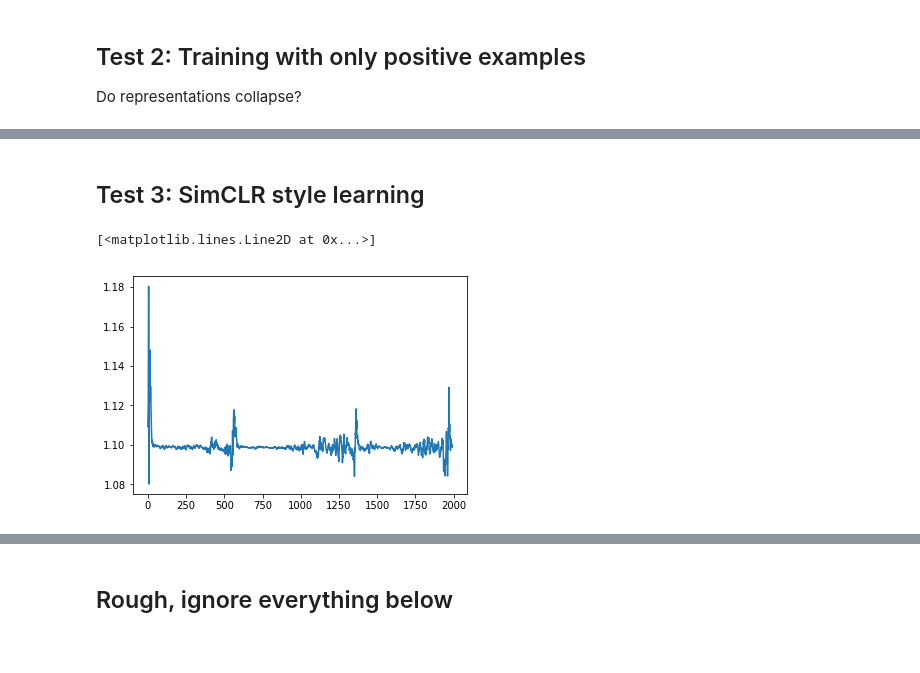
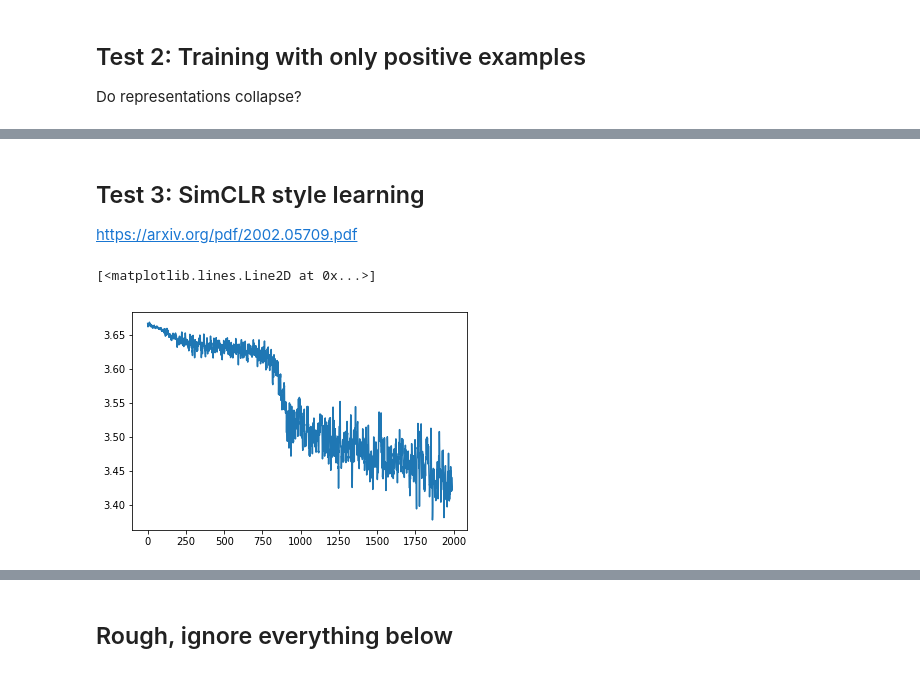
Before and after one commit to psurya1994/fun, a Jupyter notebook: simclr_byol_analysis/nn_simclr_byol_analysis.ipynb, the cells around one changed output, grey strips where cells are left out. Drawn from its saved outputs; the diff is of its cells as text; code cells hidden in the pictures.

Commit message:
latest simclr code.

```diff
--- a/simclr_byol_analysis/nn_simclr_byol_analysis.ipynb
+++ b/simclr_byol_analysis/nn_simclr_byol_analysis.ipynb
@@ -83,7 +89,8 @@ plt.scatter(data[-1][:,0], data[-1][:,1], c=y, marker='x', cmap=plt.cm.coolwarm,
 # %%
-dicts = {0: 'input', 1: 'l1_pre', 2:'l1', 3:'l2_pre', 4:'l2'}
-for i in tqdm(range(4,5)):
-    generate_video(sup_data[i], y,'supervised-representation-learning-'+dicts[i], res=100)
+# To generate video rendering for all layers
+# dicts = {0: 'input', 1: 'l1_pre', 2:'l1', 3:'l2_pre', 4:'l2'}
+# for i in tqdm(range(4,5)):
+#     generate_video(sup_data[i], y,'supervised-representation-learning-'+dicts[i], res=100)
 # %% [output]
 video progress: 87.50
 [figure]
@@ -127,7 +134,7 @@ model = NN()
 criterion = nn.MSELoss()
 optimizer = torch.optim.Adam(model.parameters(), lr=0.01)
 pca = PCA(n_components=2)
-epochs = 40
+epochs = 4
 # %%
 #List to store losses
 losses = []
@@ -166,72 +173,53 @@ Saved to representation-collapse.mp4 in 63.434101819992065 seconds
 # %% [markdown]
 ## Test 3: SimCLR style learning
+
+https://arxiv.org/pdf/2002.05709.pdf
 # %%
 # Setting up data
 dataset = DataUnsupervised(id='circles')
 X, y = dataset.full()
-bs = 2
+bs = 20
 dataloader = DataLoader(dataset, batch_size=bs,
                         shuffle=True, num_workers=0)
 
 # Setting up model training
-model = NN(hidden=(10,5,3))
+model = NN(hidden=(10,10,5))
 lays_ = 6
-# criterion = nn.MSELoss()
 criterion = nn.CosineSimilarity(dim=0, eps=1e-6)
-criterion = NT_Xent(bs,0.5,'cpu',1)
-optimizer = torch.optim.Adam(model.parameters(), lr=0.01)
+optimizer = torch.optim.Adam(model.parameters(), lr=1e-3)
 pca = PCA(n_components=2)
-epochs = 40
+epochs = 400
+xnt = NTXentLoss(device='cpu',batch_size=20, temperature=1, use_cosine_similarity=True)
 # %%
 #List to store losses
 losses = []
 sup_data = [[] for i in range(lays_)]
 style='simclr'
 pca = PCA(n_components=2)
 for i in tqdm(range(epochs)):
     for i_batch, sample_batched in enumerate(dataloader):
         Xpos, Xneg = sample_batched
         z_pos, z_neg = model.forward(Xpos), model.forward(Xneg)
-
-        loss = criterion(z_pos,z_neg)
-
-#         z_pos = F.normalize(z_pos, dim=1)
-#         z_neg = F.normalize(z_neg, dim=1)
-#         import pdb;pdb.set_trace()
-#         if(style=='MSE'):
-#             loss = criterion(z_pos[0,:],z_pos[1,:]) + criterion(z_neg[0,:],z_neg[1,:]) - \
-#                - criterion(z_pos[0,:],z_neg[1,:]) - criterion(z_neg[0,:],z_pos[1,:])
-#         elif(style=='cosine'):
-#             loss = criterion(z_pos[0,:],z_pos[1,:]) + criterion(z_neg[0,:],z_neg[1,:]) - \
-#                - criterion(z_pos[0,:],z_neg[1,:]) - criterion(z_neg[0,:],z_pos[1,:])
-#             loss = -loss
-
-#         elif(style=='simclr'):
-#             z = torch.cat((z_pos,z_neg),0)
-#             s = cosine_pairwise(z)
-#             import pdb;pdb.set_trace()
-#             loss = criterion(z_pos[0,:],z_pos[1,:]) + criterion(z_neg[0,:],z_neg[1,:]) - \
-#                - criterion(z_pos[0,:],z_neg[1,:]) - criterion(z_neg[0,:],z_pos[1,:])
-#             loss = -loss
+        loss = xnt(z_pos,z_neg)
 
         losses.append(loss.item())
 
         #Clear the previous gradients
         optimizer.zero_grad()
         #Compute gradients
         loss.backward()
         #Adjust weights
         optimizer.step()
         if(i_batch % 5 == 0):
             lays = model.forward_visible(X)
             for i, l in enumerate(lays):
                 sup_data[i].append(pca.fit(l).transform(l))
 
 # print(len(data))
 plt.plot(convolve(losses,10))
 # %% [output]
 [<matplotlib.lines.Line2D at 0x...>]
-[figure, old version]
+[figure, new version]
 # %%
 for i in range(lays_):
     separability(sup_data[i], y.numpy())
```
Also changed, not shown: parts of 15 cells of this notebook, 2 other files.
